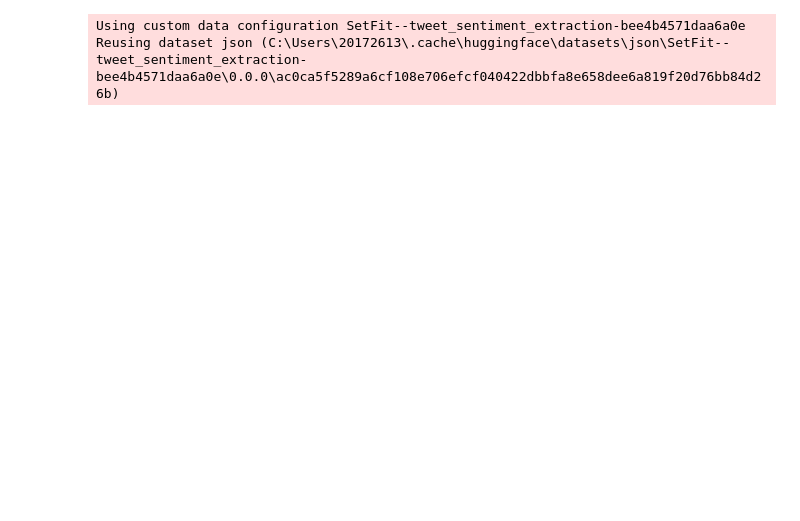
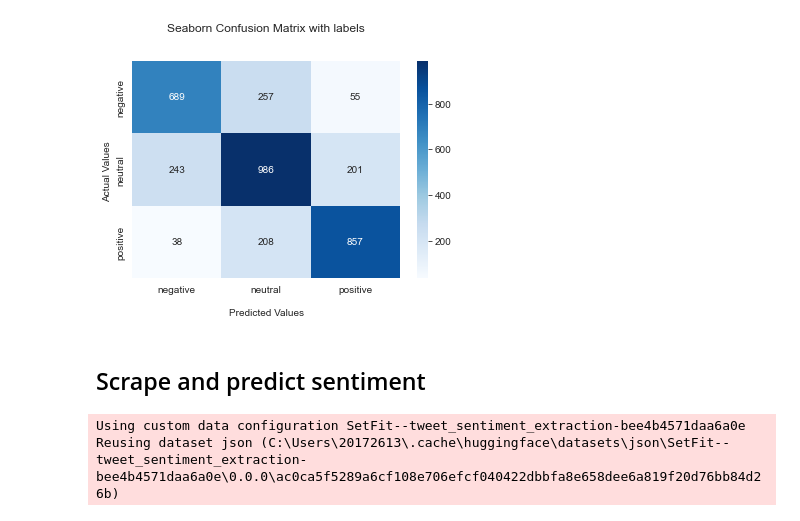
Before and after one commit to jmniederle/product-sentiment, a Jupyter notebook: visualisation.ipynb, the cells around one changed output. Drawn from its saved outputs; the diff is of its cells as text; code cells hidden in the pictures; blank space fills up the shorter version.

```diff
--- a/visualisation.ipynb
+++ b/visualisation.ipynb
@@ -6,3 +57,9 @@ import seaborn as sns
+# %%
+plot_confusion_matrix(confusion_matrix(test_df['target'], test_df['predictions']))
+# %% [output]
+[figure, added]
+# %% [markdown]
+## Scrape and predict sentiment
 # %%
 sentiment, text_sentiment, tweet_df = scrape_and_predict()
 # %% [output]
```
Also changed, not shown: parts of 19 cells of this notebook, 2 other files.
